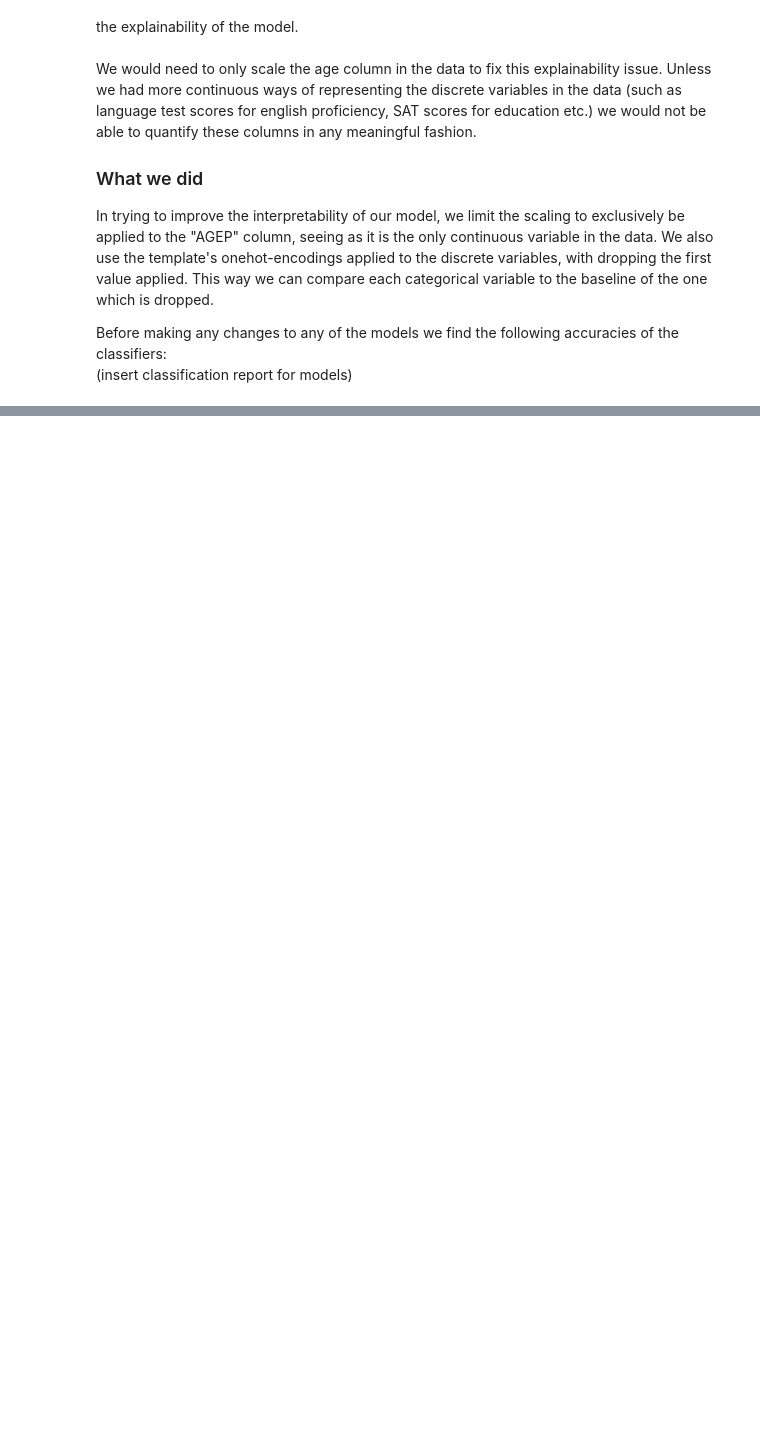
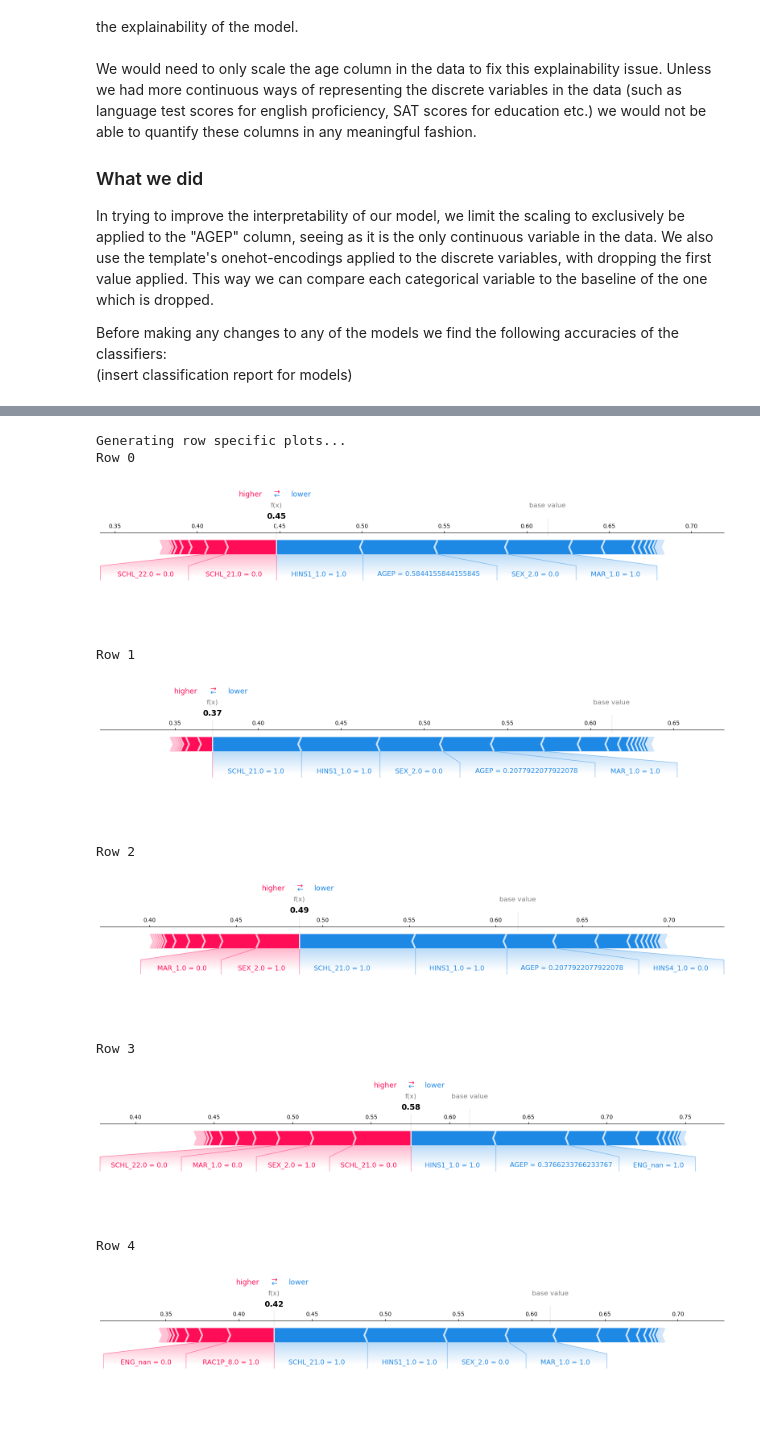
Before and after one commit to Steinar-Slette/AF_mandatory, a Jupyter notebook: notebooks/equalized_outcomes.ipynb, the cells around one changed output, grey strips where cells are left out. Cells and saved outputs as stored; diff of their text form; code cells hidden in the pictures; blank space fills up the shorter version.

```diff
--- a/notebooks/equalized_outcomes.ipynb
+++ b/notebooks/equalized_outcomes.ipynb
@@ -250,0 +341,24 @@ Before making any changes to any of the models we find the following accuracies
+# %%
+group_idx = list()
+shap_agg_full = np.zeros((lr_shap_values.shape[0], len(X_train.columns)))
+for i in feature_names:
+    group_idx.append([n for n, l in enumerate(X_train.columns) if l.startswith(i)])
+
+# group_idx now contains the indices of the features that belong to each group
+# we can now sum the SHAP values for each group
+
+for ii, g in enumerate(group_idx):
+    print(np.sum(lr_shap_values[:, g].values, -1))
+    print(shap_agg_full[:, ii])
+    shap_agg_full[:, ii] = np.sum(lr_shap_values[:, g].values, -1)
+
+# copy and replace? - YES
+lr_shap_values_copy = lr_shap_values
+lr_shap_values_copy.values = shap_agg_full
+
+# now can do the force plots again
+print('Generating row specific plots with aggregated categories...')
+for i in specific_rows:
+    print(f'Row {i}')
+    # shap.force_plot(shap_values[i], link='logit', matplotlib=True)
+    shap.force_plot(lr_shap_values_copy[i], feature_names=feature_names, matplotlib=True)
@@ -250,0 +401,19 @@ Before making any changes to any of the models we find the following accuracies
+# %%
+print('Generating row specific plots...')
+for i in specific_rows:
+    print(f'Row {i}')
+    row_to_explain = X_test_[i]
+    row_shap_values = rf_explainer(row_to_explain)
+    shap.plots.force(rf_explainer.expected_value[1], row_shap_values.values[:,0], row_to_explain, feature_names=X_train.columns, matplotlib=True)
+# %% [output]
+Generating row specific plots...
+Row 0
+[figure, added]
+Row 1
+[figure, added]
+Row 2
+[figure, added]
+Row 3
+[figure, added]
+Row 4
+[figure, added]
```
Also changed, not shown: parts of 19 cells of this notebook, 8 other files.
